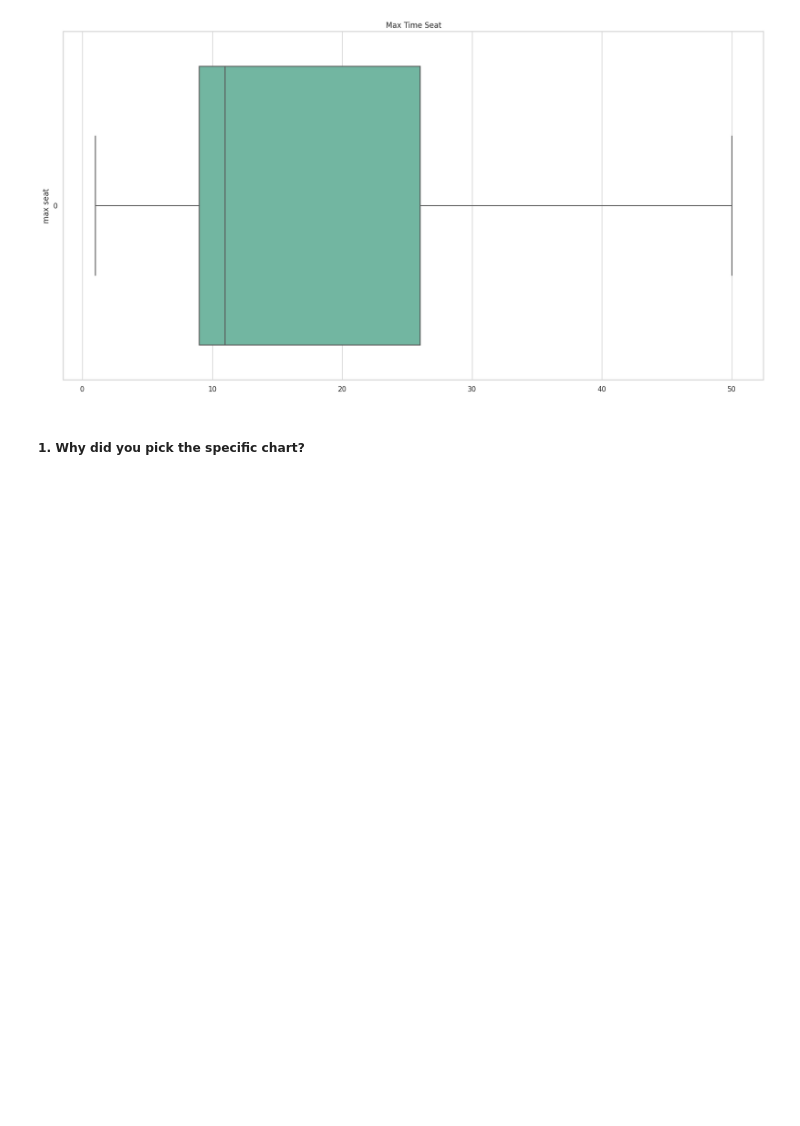
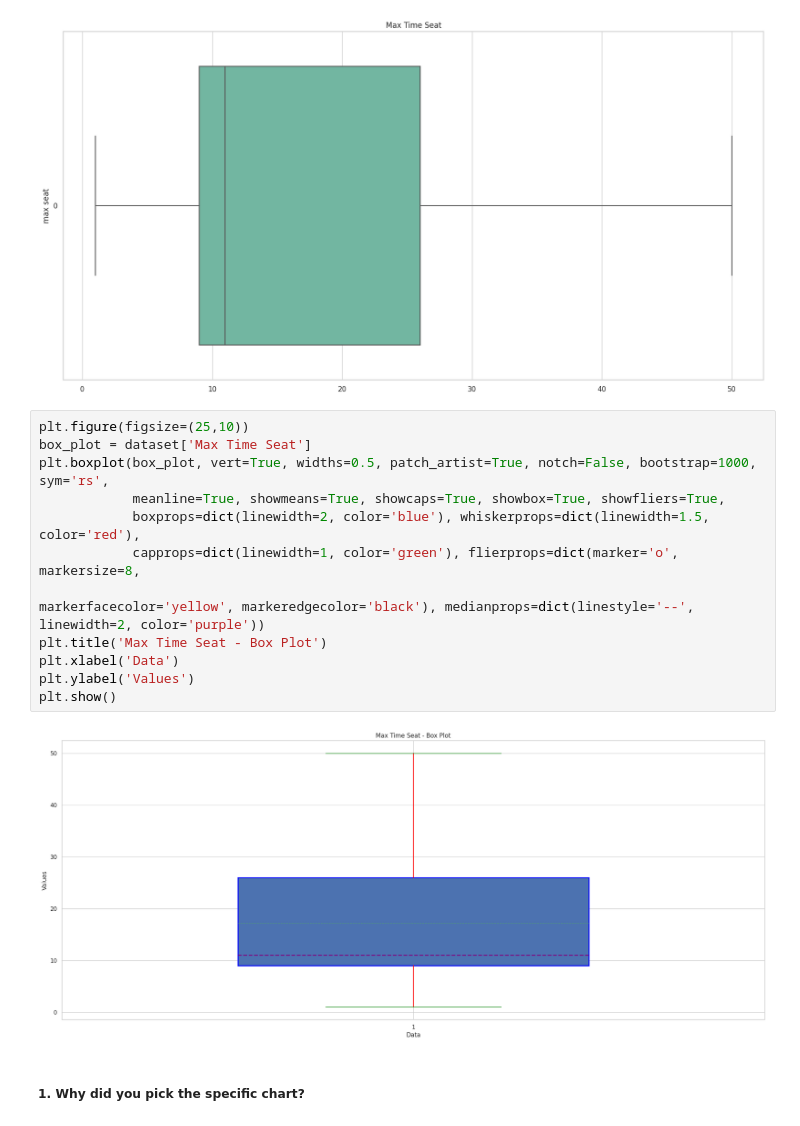
Before and after one commit to Manoharjha333/transport-demand-prediction, a Jupyter notebook: ML_Regression_Transport_Demand_Prediction.ipynb, the cells around one changed output. Drawn from its saved outputs; the diff is of its cells as text; blank space fills up the shorter version.

```diff
--- a/ML_Regression_Transport_Demand_Prediction.ipynb
+++ b/ML_Regression_Transport_Demand_Prediction.ipynb
@@ -743,6 +743,20 @@ plt.title('Max Time Seat')
 plt.show()
 # %% [output]
 [figure]
+# %%
+plt.figure(figsize=(25,10))
+box_plot = dataset['Max Time Seat']
+plt.boxplot(box_plot, vert=True, widths=0.5, patch_artist=True, notch=False, bootstrap=1000, sym='rs',
+            meanline=True, showmeans=True, showcaps=True, showbox=True, showfliers=True,
+            boxprops=dict(linewidth=2, color='blue'), whiskerprops=dict(linewidth=1.5, color='red'),
+            capprops=dict(linewidth=1, color='green'), flierprops=dict(marker='o', markersize=8,
+                                                                       markerfacecolor='yellow', markeredgecolor='black'), medianprops=dict(linestyle='--', linewidth=2, color='purple'))
+plt.title('Max Time Seat - Box Plot')
+plt.xlabel('Data')
+plt.ylabel('Values')
+plt.show()
+# %% [output]
+[figure, added]
 # %% [markdown]
 ##### 1. Why did you pick the specific chart?
 # %% [markdown]
```
Also changed, not shown: parts of 9 cells of this notebook.
